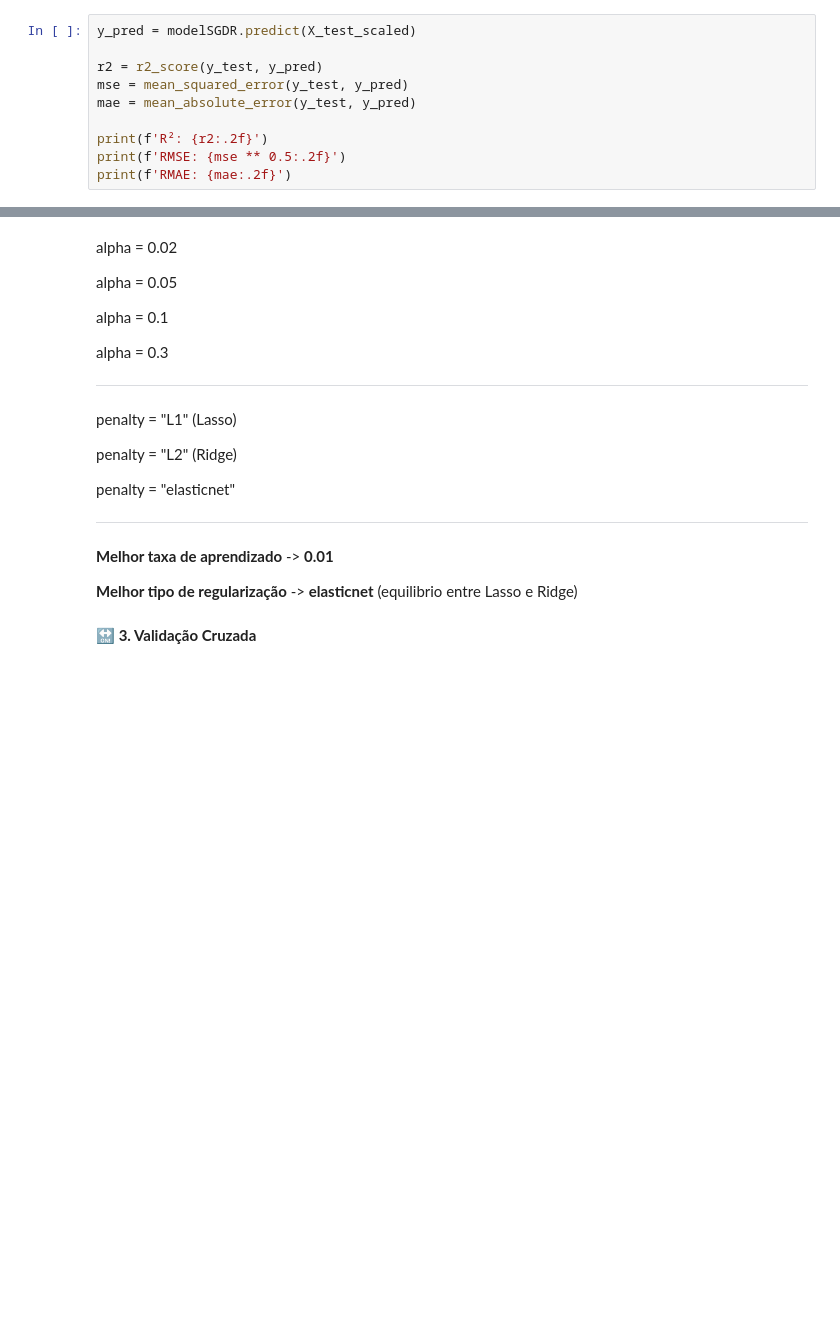
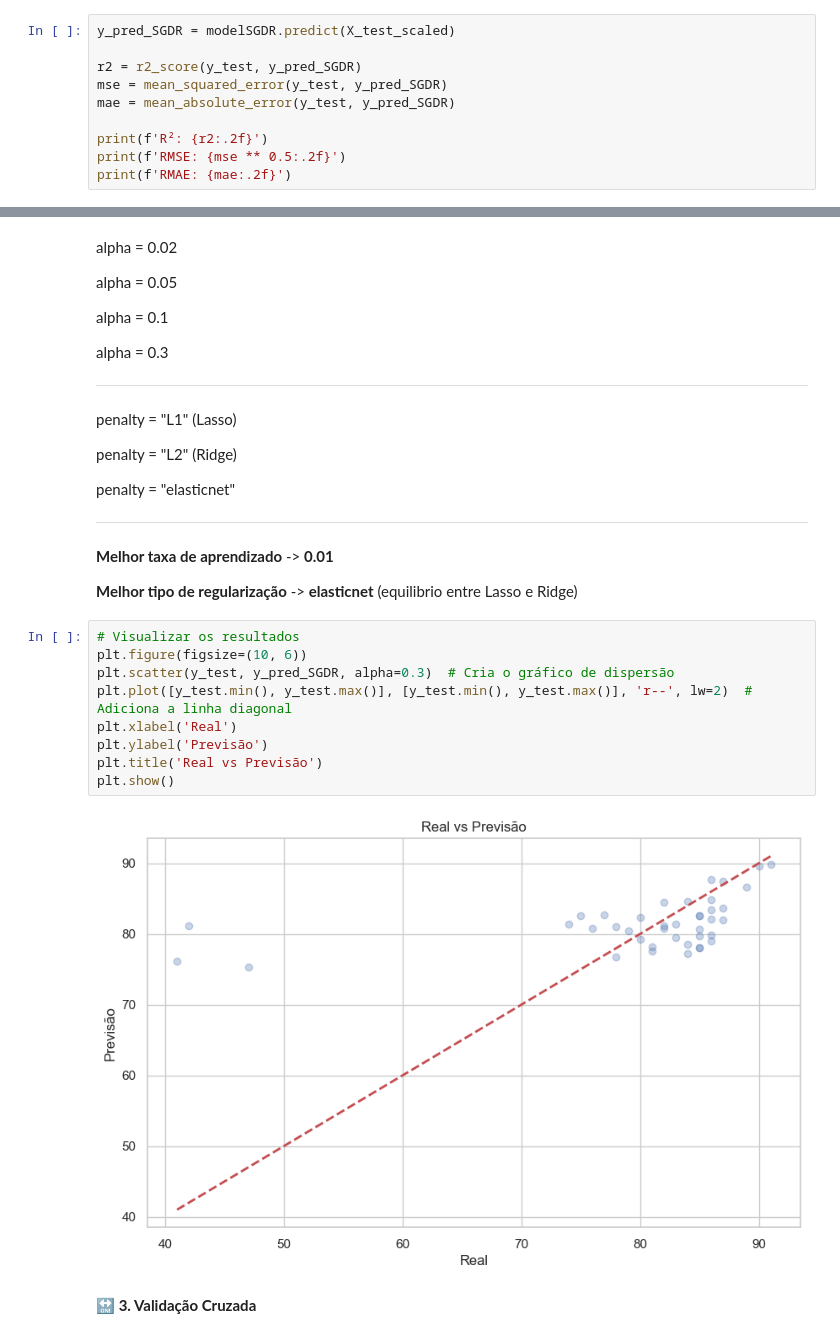
Before and after one commit to viniciussz7/projeto_RegressaoLinear, a Jupyter notebook: src/projeto_regressaoLinear.ipynb, the cells around one changed output, grey strips where cells are left out. Cells and saved outputs as stored; diff of their text form; blank space fills up the shorter version.

Commit message:
analise do modelo e estrutura do projeto

```diff
--- a/projeto_regressaoLinear.ipynb
+++ b/src/projeto_regressaoLinear.ipynb
@@ -375,11 +377,11 @@ SGDRegressor(alpha=0.01, max_iter=2000, penalty='elasticnet', random_state=42)
 # %% [markdown]
 ## 📐 2ª Avaliação do Modelo
 # %%
-y_pred = modelSGDR.predict(X_test_scaled)
+y_pred_SGDR = modelSGDR.predict(X_test_scaled)
 
-r2 = r2_score(y_test, y_pred)
-mse = mean_squared_error(y_test, y_pred)
-mae = mean_absolute_error(y_test, y_pred)
+r2 = r2_score(y_test, y_pred_SGDR)
+mse = mean_squared_error(y_test, y_pred_SGDR)
+mae = mean_absolute_error(y_test, y_pred_SGDR)
 
 print(f'R²: {r2:.2f}')
 print(f'RMSE: {mse ** 0.5:.2f}')
@@ -417,6 +419,17 @@ penalty = "elasticnet"
 **Melhor taxa de aprendizado** -> **0.01**
 
 **Melhor tipo de regularização** -> **elasticnet** (equilibrio entre Lasso e Ridge)
+# %%
+# Visualizar os resultados
+plt.figure(figsize=(10, 6))
+plt.scatter(y_test, y_pred_SGDR, alpha=0.3)  # Cria o gráfico de dispersão
+plt.plot([y_test.min(), y_test.max()], [y_test.min(), y_test.max()], 'r--', lw=2)  # Adiciona a linha diagonal
+plt.xlabel('Real')
+plt.ylabel('Previsão')
+plt.title('Real vs Previsão')
+plt.show()
+# %% [output]
+[figure, added]
 # %% [markdown]
 **🔛 3. Validação Cruzada**
 # %%
```
Also changed, not shown: parts of 12 cells of this notebook.
